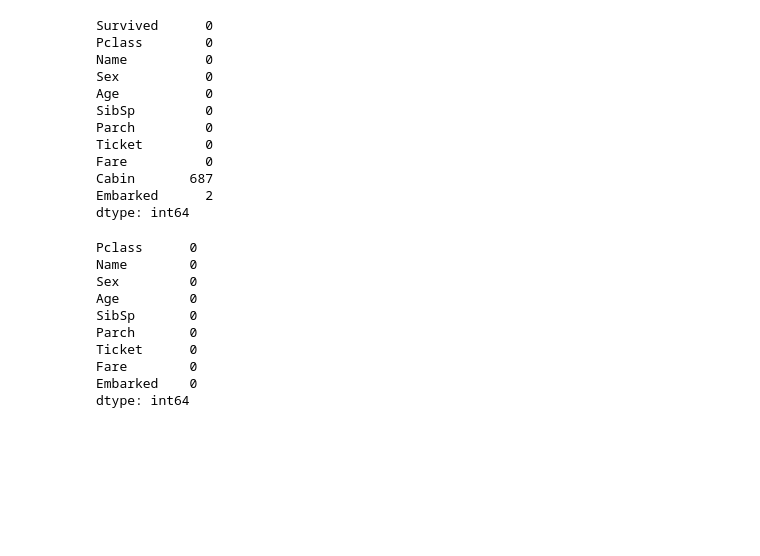
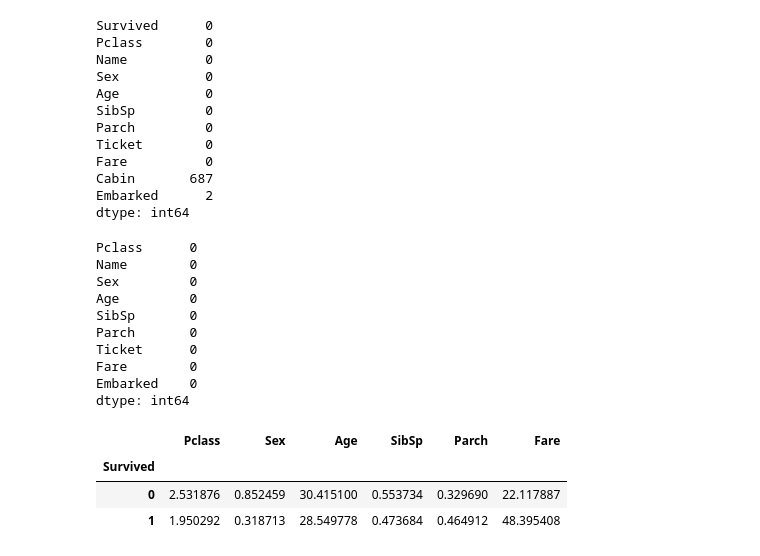
Before and after one commit to Kartik-Chaurasiya/Machine-Learning, a Jupyter notebook: titanic.ipynb, the cells around one changed output. Saved outputs shown, nothing was run; the diff lists cells and outputs as text; code cells hidden in the pictures; blank space fills up the shorter version.

```diff
--- a/titanic.ipynb
+++ b/titanic.ipynb
@@ -295,3 +295,10 @@ train.drop(['Cabin'],axis = 1,inplace =True)
 test.drop(['Cabin'],axis = 1,inplace =True)
 # %%
 train['Sex'] = train.Sex.apply(lambda x: 0 if x == 'female' else 1)
+# %%
+train.groupby('Survived').mean()
+# %% [output]
+|  | Pclass | Sex | Age | SibSp | Parch | Fare |
+| Survived |  |  |  |  |  |  |
+| 0 | 2.531876 | 0.852459 | 30.415100 | 0.553734 | 0.329690 | 22.117887 |
+| 1 | 1.950292 | 0.318713 | 28.549778 | 0.473684 | 0.464912 | 48.395408 |
```
Also changed, not shown: parts of 12 cells of this notebook.
